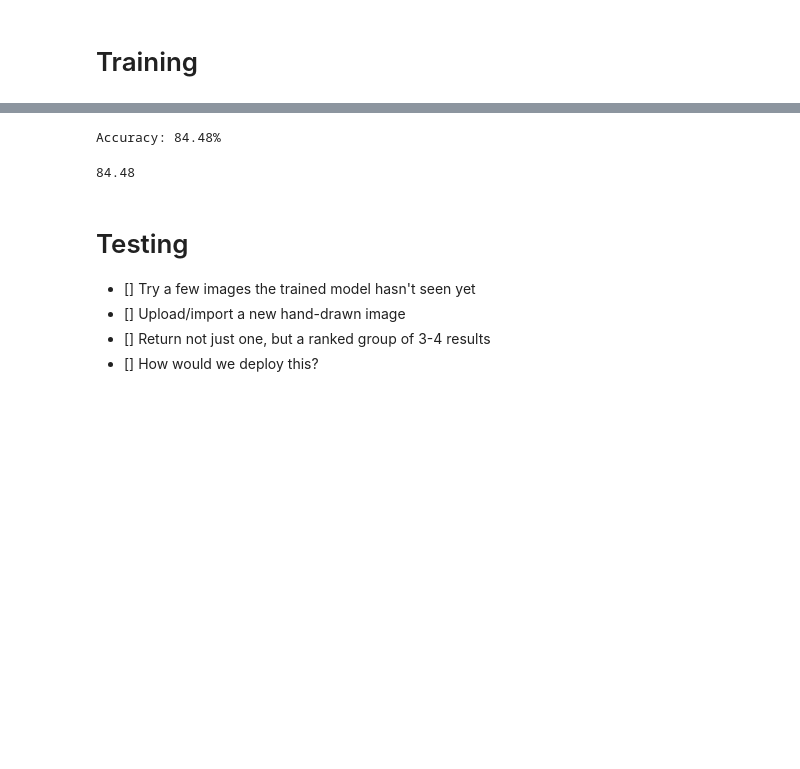
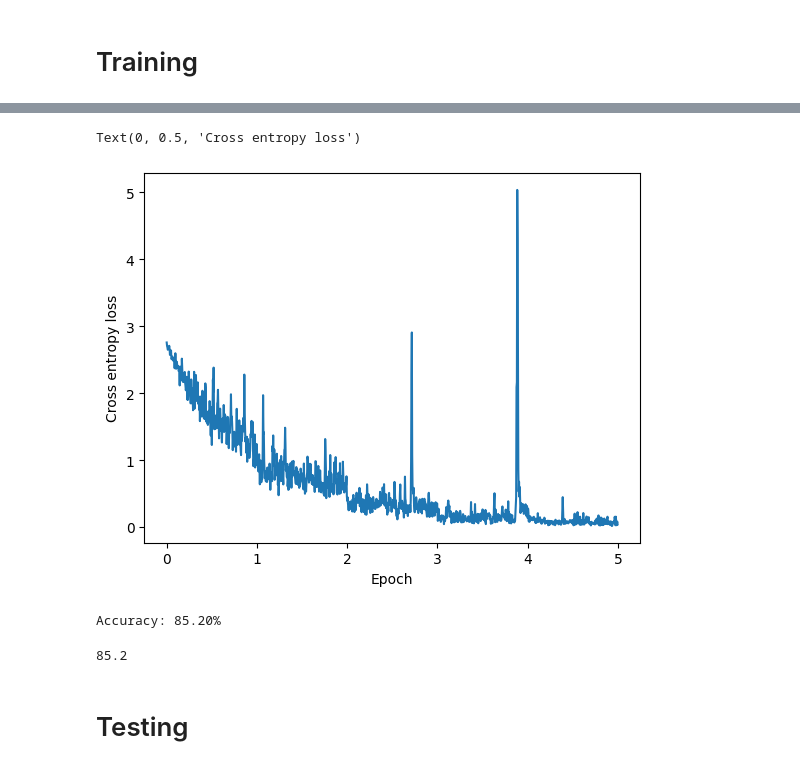
Before and after one commit to auroranou/handwritten-cn-net, a Jupyter notebook: handwritten-cn.ipynb, the cells around one changed output, grey strips where cells are left out. Cells and saved outputs as stored; diff of their text form; code cells hidden in the pictures; blank space fills up the shorter version.

Commit message:
tweak model, add ability to test new images

```diff
--- a/handwritten-cn.ipynb
+++ b/handwritten-cn.ipynb
@@ -118,16 +143,16 @@ model = ImageClassifier()
 criterion = nn.CrossEntropyLoss()
 optimizer = optim.SGD(model.parameters(), lr=0.01)
 # %%
-epoch_losses = []
+all_training_losses = []
 
 def train_model(epochs=5):
     model.train()
     num_batches = len(train_loader)
 
     for epoch in range(epochs):
-        running_loss = 0.0
+        epoch_losses = []
 
-        for batch_idx, (data, target) in enumerate(tqdm(train_loader)):
+        for idx, (data, target) in enumerate(tqdm(train_loader, desc=f'[Training] Epoch {epoch + 1}')):
             # Zero the gradients to prevent accumulation
             optimizer.zero_grad()
 
@@ -143,12 +168,11 @@ def train_model(epochs=5):
             # Perform a single optimization step (parameter update)
             optimizer.step()
 
-            running_loss += loss.item()
-            epoch_losses.append((epoch + batch_idx / num_batches, loss.item()))
+            epoch_losses.append(loss.item())
+            all_training_losses.append((epoch + idx / num_batches, loss.item()))
 
-            if batch_idx % 50 == 49:
-                print(f'Epoch [{epoch + 1}/{epochs}], Step [{batch_idx + 1}/{len(train_loader)}], Loss: {running_loss / 100:.4f}')
-                running_loss = 0.0
+        epoch_avg_loss = sum(epoch_losses) / num_batches
+        print(f'[Training] Epoch {epoch + 1}, Average loss: {epoch_avg_loss:.4f}')
 
 train_model()
 # %% [output]
@@ -180,8 +184,11 @@ Epoch [5/5], Step [250/250], Loss: 0.0355
 # %%
-epochs, losses = zip(*epoch_losses)
+epochs, losses = zip(*all_training_losses)
 plt.plot(epochs, losses)
 plt.xlabel("Epoch")
 plt.ylabel("Cross entropy loss")
+# %% [output]
+Text(0, 0.5, 'Cross entropy loss')
+[figure, added]
 # %%
 def evaluate_model():
     model.eval()
@@ -191,7 +198,7 @@ def evaluate_model():
 
     # Disable gradient computation
     with torch.no_grad():
-        for data, target in tqdm(val_loader):
+        for data, target in tqdm(test_loader):
             # Forward pass: compute predicted outputs
             output = model(data)
 
@@ -209,12 +216,5 @@ def evaluate_model():
 
 evaluate_model()
 # %% [output]
-Accuracy: 84.48%
+Accuracy: 85.20%
-84.48
+85.2
-# %% [markdown]
-# Testing
-
-- [] Try a few images the trained model hasn't seen yet
-- [] Upload/import a new hand-drawn image
-- [] Return not just one, but a ranked group of 3-4 results
-- [] How would we deploy this?
@@ -220,0 +228,2 @@ Accuracy: 84.48%
+# %% [markdown]
+# Testing
```
Also changed, not shown: parts of 10 cells of this notebook, 1 other file.
